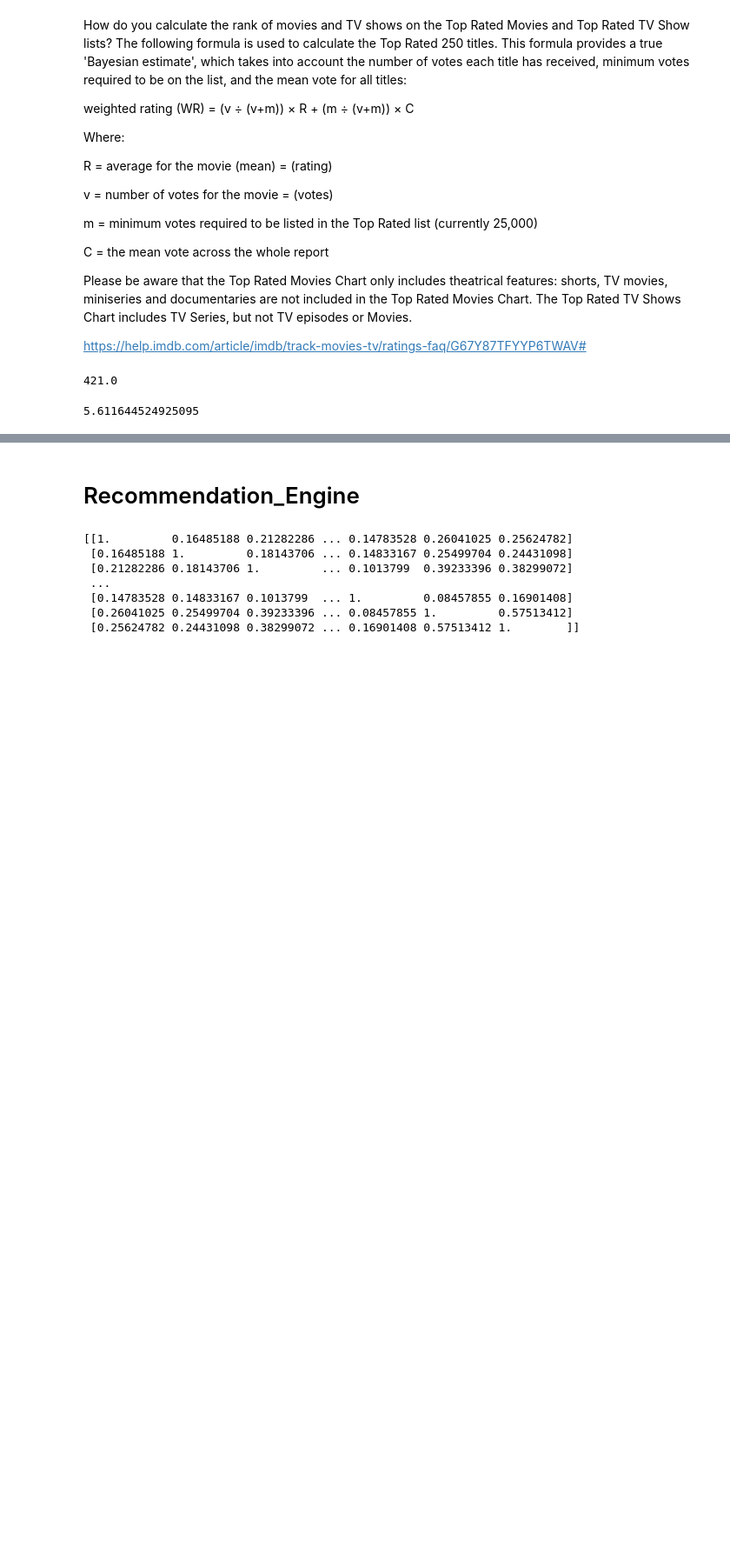
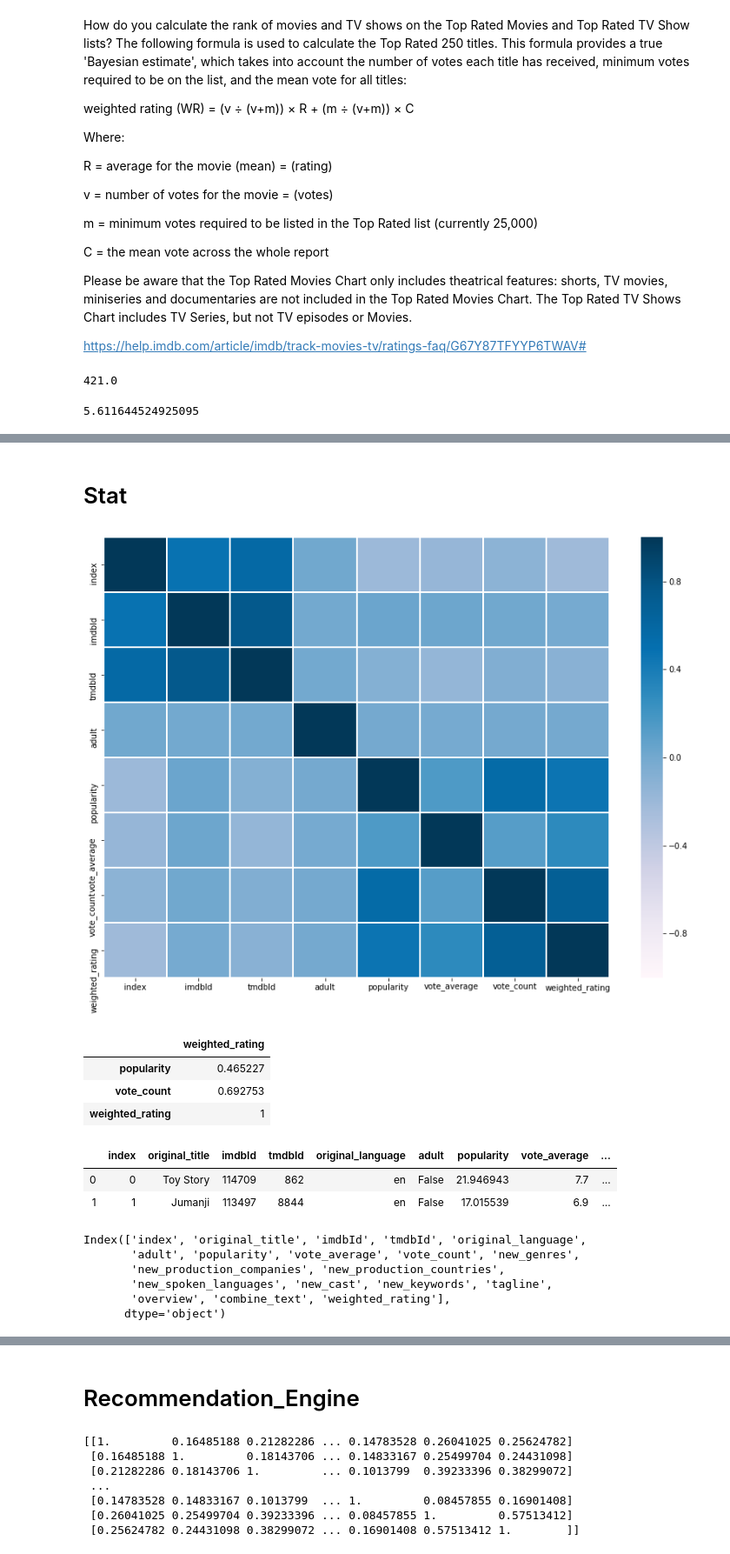
Before and after one commit to FreedomVAce/Movie_Recommendation_System, a Jupyter notebook: Movie_EDA_Recommendation_Engine.ipynb, the cells around one changed output, grey strips where cells are left out. Shown: that part at 87% size. Drawn from its saved outputs; the diff is of its cells as text; code cells hidden in the pictures; blank space fills up the shorter version.

```diff
--- a/Movie_EDA_Recommendation_Engine.ipynb
+++ b/Movie_EDA_Recommendation_Engine.ipynb
@@ -242,3 +245,33 @@ df.sort_values(by = ['weighted_rating'],ascending=False).head(10)
 | 24134 | 24134 | Whiplash | 2582802 | 244786 | en | False | 64.299990 | 8.3 | ... |
 | 5585 | 5585 | 千と千尋の神隠し | 245429 | 129 | ja | False | 41.048867 | 8.3 | ... |
 | 1199 | 1199 | The Empire Strikes Back | 80684 | 1891 | en | False | 19.470959 | 8.2 | ... |
+# %% [markdown]
+# Stat
+# %%
+fig, ax = plt.subplots()
+fig.set_size_inches(14, 10)
+ax=sns.heatmap(df.corr(), vmin=-1, vmax=1, cmap="PuBu", linewidths=1)
+# %% [output]
+[figure, added]
+# %%
+df.corr()[['weighted_rating']].query('weighted_rating >= 0.3 or weighted_rating <= -0.3').style.background_gradient(cmap="PuBu")
+# %% [output]
+|  | weighted_rating |
+| popularity | 0.465227 |
+| vote_count | 0.692753 |
+| weighted_rating | 1 |
+# %%
+df.head(2)
+# %% [output]
+|  | index | original_title | imdbId | tmdbId | original_language | adult | popularity | vote_average | ... |
+| 0 | 0 | Toy Story | 114709 | 862 | en | False | 21.946943 | 7.7 | ... |
+| 1 | 1 | Jumanji | 113497 | 8844 | en | False | 17.015539 | 6.9 | ... |
+# %%
+df.columns
+# %% [output]
+Index(['index', 'original_title', 'imdbId', 'tmdbId', 'original_language',
+       'adult', 'popularity', 'vote_average', 'vote_count', 'new_genres',
+       'new_production_companies', 'new_production_countries',
+       'new_spoken_languages', 'new_cast', 'new_keywords', 'tagline',
+       'overview', 'combine_text', 'weighted_rating'],
+      dtype='object')
```
Also changed, not shown: parts of 8 cells of this notebook.
